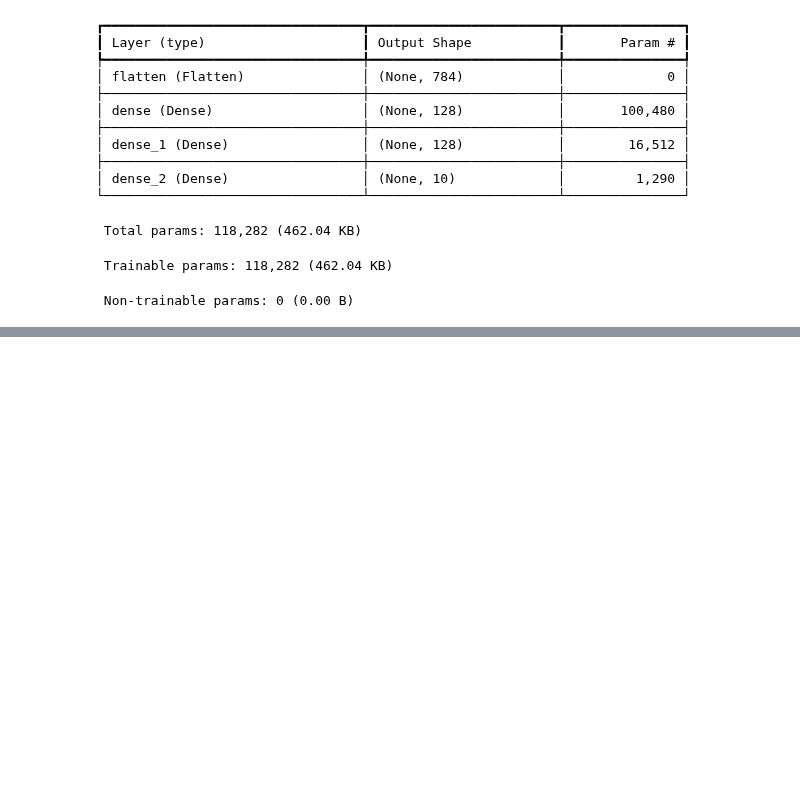
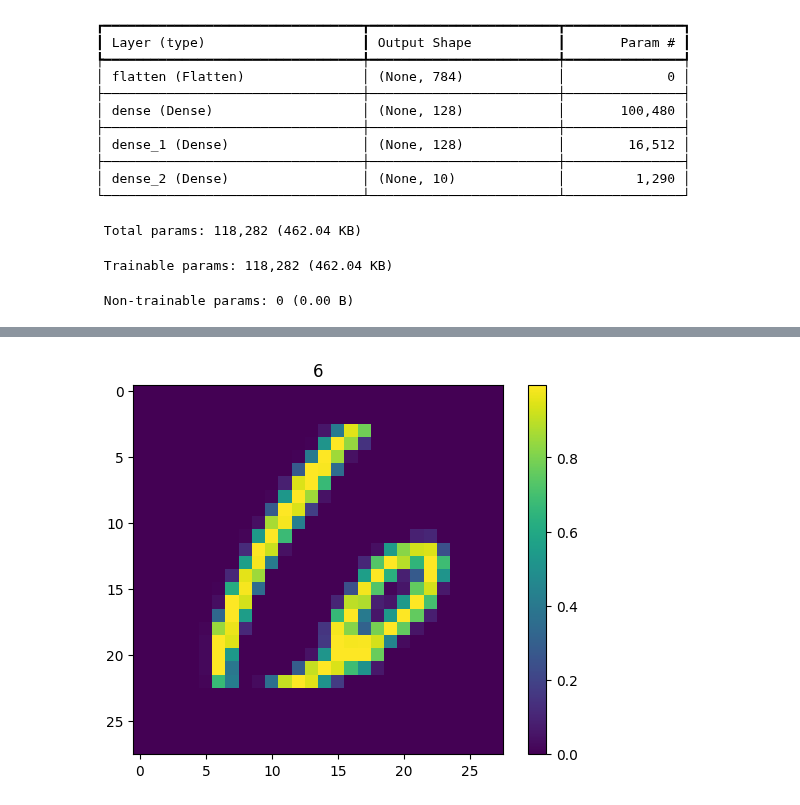
Before and after one commit to LuisMB09/Trading, a Jupyter notebook: tf_intro_class.ipynb, the cells around one changed output, grey strips where cells are left out. Saved outputs shown, nothing was run; the diff lists cells and outputs as text; code cells hidden in the pictures; blank space fills up the shorter version.

```diff
--- a/tf_intro_class.ipynb
+++ b/tf_intro_class.ipynb
@@ -77,0 +90,2 @@ model.evaluate(x_test, y_test)
+# %%
+y_hat_test = model.predict(x_test)
@@ -77,0 +94,11 @@ model.evaluate(x_test, y_test)
+# %%
+y_hat_test_labels = np.argmax(y_hat_test, axis=1)
+# %%
+n_data = 9940
+
+plt.title(y_hat_test_labels[n_data])
+plt.imshow(x_test[n_data])
+plt.colorbar()
+plt.show()
+# %% [output]
+[figure, added]
```
Also changed, not shown: parts of 6 cells of this notebook, 1 other file.
